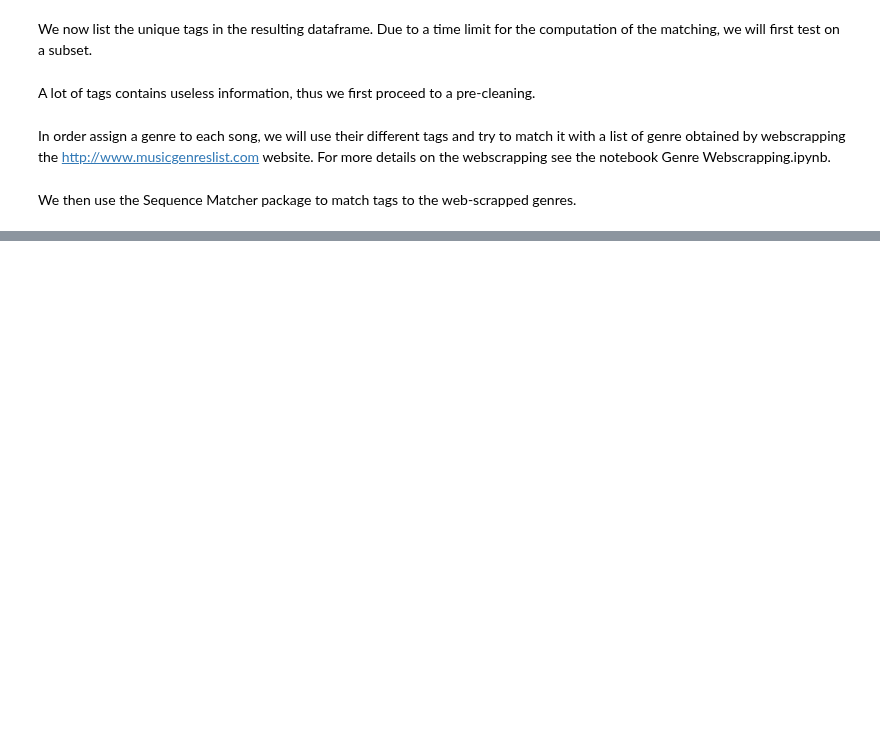
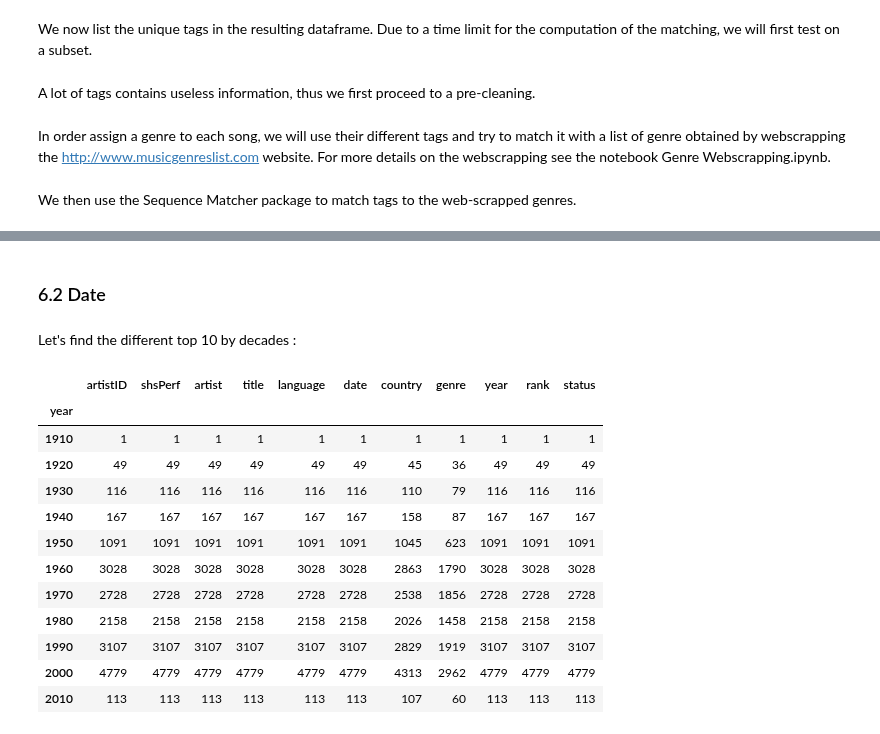
Before and after one commit to padesplaces/ada2017, a Jupyter notebook: project/Project Notebook.ipynb, the cells around one changed output, grey strips where cells are left out. Drawn from its saved outputs; the diff is of its cells as text; code cells hidden in the pictures; blank space fills up the shorter version.

```diff
--- a/project/Project Notebook.ipynb
+++ b/project/Project Notebook.ipynb
@@ -1424,0 +1635,4 @@ def match_genres():
+# %% [markdown]
+### 6.2 Date
+# %% [markdown]
+Let's find the different top 10 by decades :
@@ -1424,0 +1641,16 @@ def match_genres():
+# %%
+df_valid_year.groupby((df_valid_year.year.astype(int)//10)*10).count()
+# %% [output]
+|  | artistID | shsPerf | artist | title | language | date | country | genre | year | rank | status |
+| year |  |  |  |  |  |  |  |  |  |  |  |
+| 1910 | 1 | 1 | 1 | 1 | 1 | 1 | 1 | 1 | 1 | 1 | 1 |
+| 1920 | 49 | 49 | 49 | 49 | 49 | 49 | 45 | 36 | 49 | 49 | 49 |
+| 1930 | 116 | 116 | 116 | 116 | 116 | 116 | 110 | 79 | 116 | 116 | 116 |
+| 1940 | 167 | 167 | 167 | 167 | 167 | 167 | 158 | 87 | 167 | 167 | 167 |
+| 1950 | 1091 | 1091 | 1091 | 1091 | 1091 | 1091 | 1045 | 623 | 1091 | 1091 | 1091 |
+| 1960 | 3028 | 3028 | 3028 | 3028 | 3028 | 3028 | 2863 | 1790 | 3028 | 3028 | 3028 |
+| 1970 | 2728 | 2728 | 2728 | 2728 | 2728 | 2728 | 2538 | 1856 | 2728 | 2728 | 2728 |
+| 1980 | 2158 | 2158 | 2158 | 2158 | 2158 | 2158 | 2026 | 1458 | 2158 | 2158 | 2158 |
+| 1990 | 3107 | 3107 | 3107 | 3107 | 3107 | 3107 | 2829 | 1919 | 3107 | 3107 | 3107 |
+| 2000 | 4779 | 4779 | 4779 | 4779 | 4779 | 4779 | 4313 | 2962 | 4779 | 4779 | 4779 |
+| 2010 | 113 | 113 | 113 | 113 | 113 | 113 | 107 | 60 | 113 | 113 | 113 |
```
Also changed, not shown: parts of 96 cells of this notebook, 2 other files.
